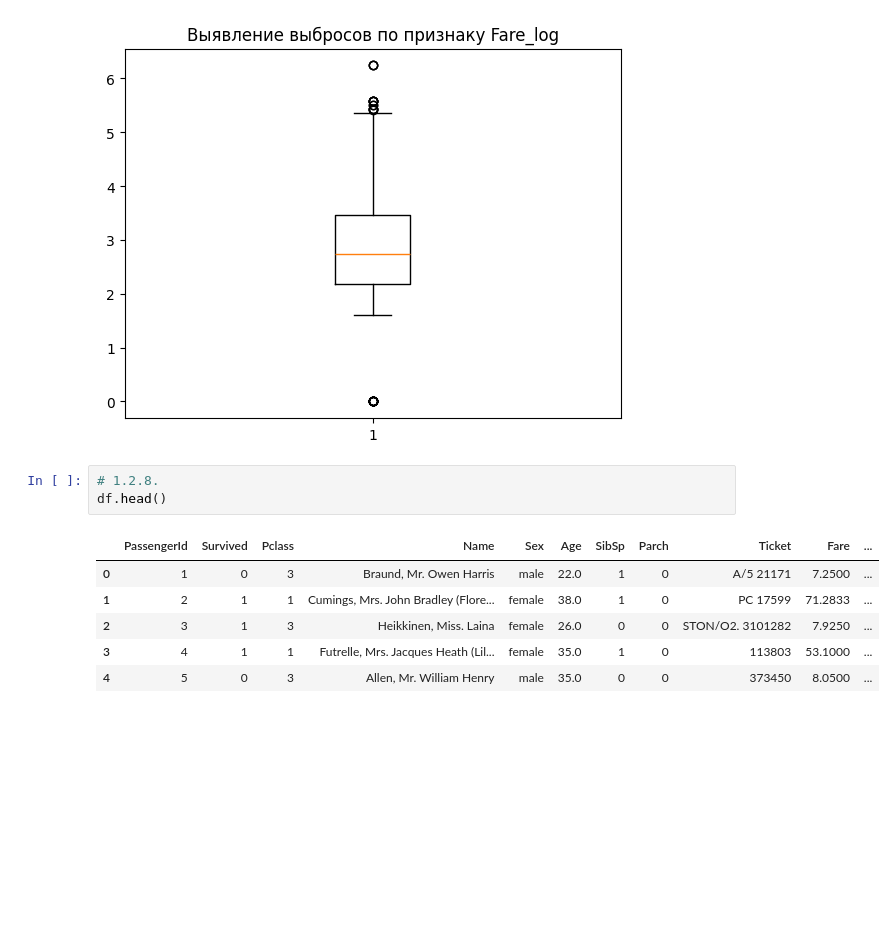
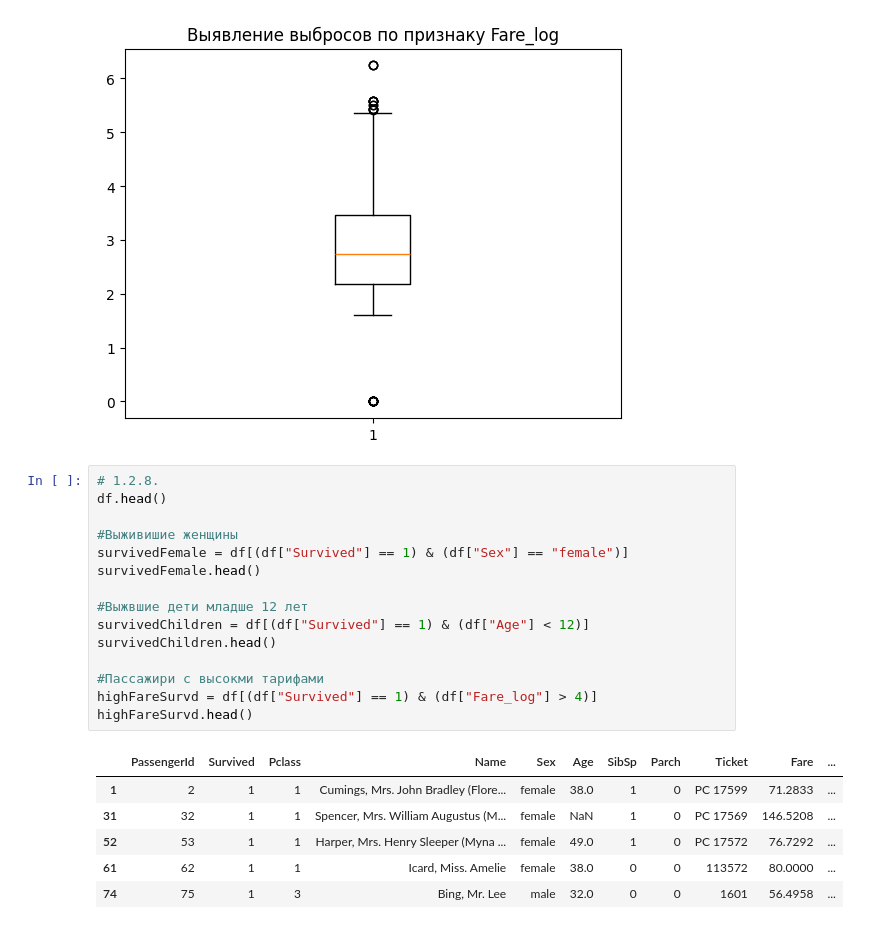
Before and after one commit to coffeequ/AnalyzDatasets, a Jupyter notebook: TableType/titanicAnalyz.ipynb, the cells around one changed output. Saved outputs shown, nothing was run; the diff lists cells and outputs as text; blank space fills up the shorter version.

```diff
--- a/TableType/titanicAnalyz.ipynb
+++ b/TableType/titanicAnalyz.ipynb
@@ -205,10 +205,22 @@ plt.show()
 # %%
 # 1.2.8.
 df.head()
+
+#Выживишие женщины
+survivedFemale = df[(df["Survived"] == 1) & (df["Sex"] == "female")]
+survivedFemale.head()
+
+#Выжвшие дети младше 12 лет
+survivedChildren = df[(df["Survived"] == 1) & (df["Age"] < 12)]
+survivedChildren.head()
+
+#Пассажири с высокми тарифами
+highFareSurvd = df[(df["Survived"] == 1) & (df["Fare_log"] > 4)]
+highFareSurvd.head()
 # %% [output]
 |  | PassengerId | Survived | Pclass | Name | Sex | Age | SibSp | Parch | Ticket | Fare | ... |
-| 0 | 1 | 0 | 3 | Braund, Mr. Owen Harris | male | 22.0 | 1 | 0 | A/5 21171 | 7.2500 | ... |
 | 1 | 2 | 1 | 1 | Cumings, Mrs. John Bradley (Flore... | female | 38.0 | 1 | 0 | PC 17599 | 71.2833 | ... |
-| 2 | 3 | 1 | 3 | Heikkinen, Miss. Laina | female | 26.0 | 0 | 0 | STON/O2. 3101282 | 7.9250 | ... |
-| 3 | 4 | 1 | 1 | Futrelle, Mrs. Jacques Heath (Lil... | female | 35.0 | 1 | 0 | 113803 | 53.1000 | ... |
-| 4 | 5 | 0 | 3 | Allen, Mr. William Henry | male | 35.0 | 0 | 0 | 373450 | 8.0500 | ... |
+| 31 | 32 | 1 | 1 | Spencer, Mrs. William Augustus (M... | female | NaN | 1 | 0 | PC 17569 | 146.5208 | ... |
+| 52 | 53 | 1 | 1 | Harper, Mrs. Henry Sleeper (Myna ... | female | 49.0 | 1 | 0 | PC 17572 | 76.7292 | ... |
+| 61 | 62 | 1 | 1 | Icard, Miss. Amelie | female | 38.0 | 0 | 0 | 113572 | 80.0000 | ... |
+| 74 | 75 | 1 | 3 | Bing, Mr. Lee | male | 32.0 | 0 | 0 | 1601 | 56.4958 | ... |
```
